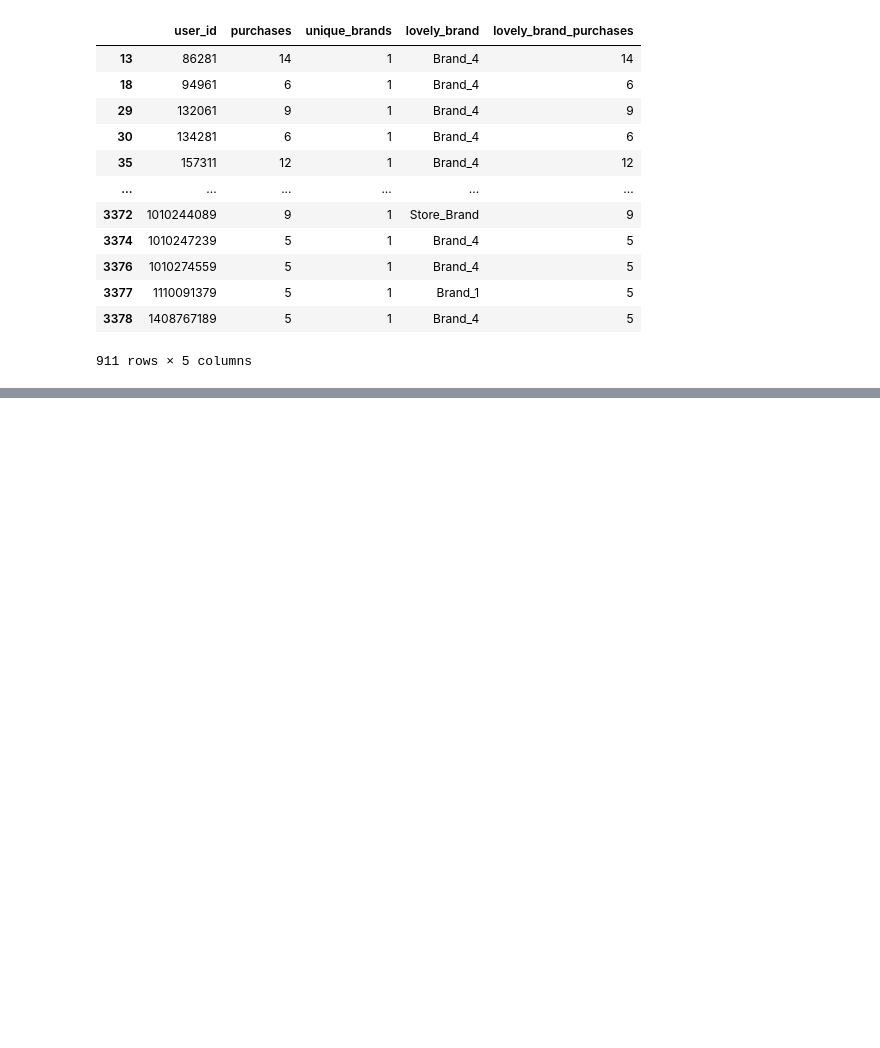
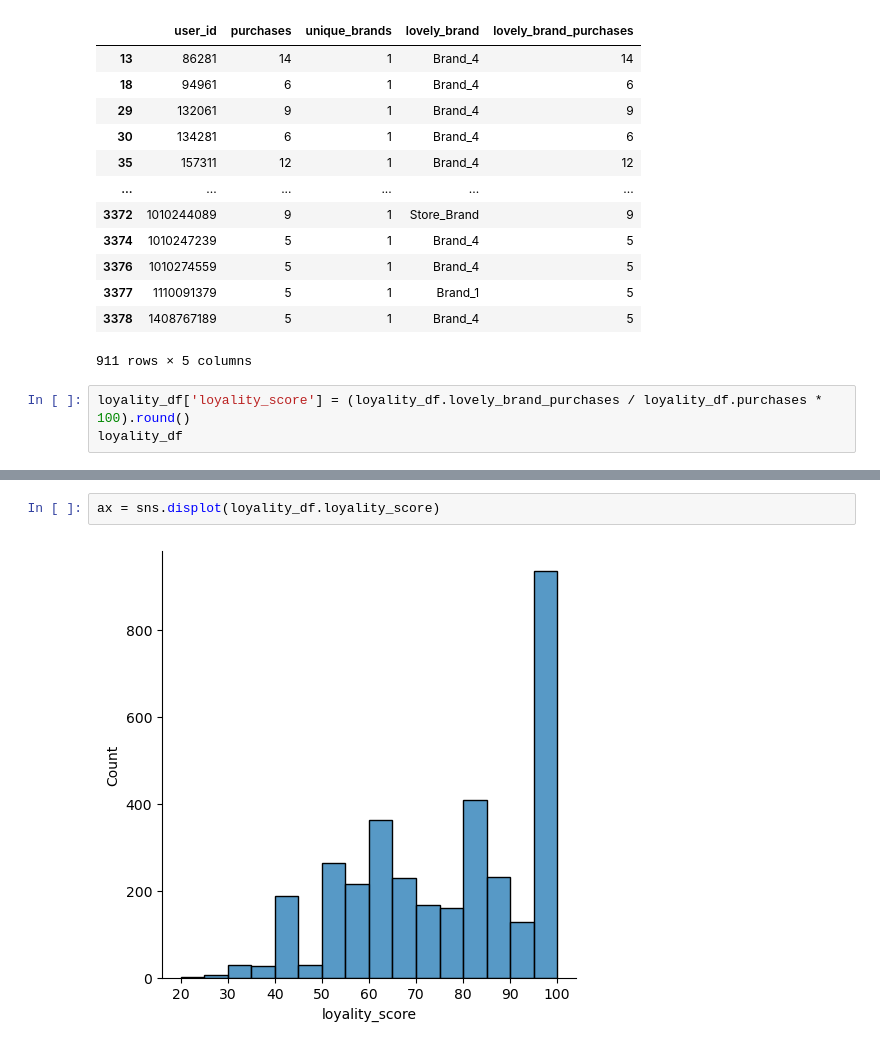
Before and after one commit to sashabocharov/reprep, a Jupyter notebook: lesson_3/my_lesson_3.ipynb, the cells around one changed output, grey strips where cells are left out. Saved outputs shown, nothing was run; the diff lists cells and outputs as text; blank space fills up the shorter version.

```diff
--- a/lesson_3/my_lesson_3.ipynb
+++ b/lesson_3/my_lesson_3.ipynb
@@ -179,3 +179,6 @@ loyal_users
 | 3377 | 1110091379 | 5 | 1 | Brand_1 | 5 |
 | 3378 | 1408767189 | 5 | 1 | Brand_4 | 5 |
 911 rows × 5 columns
+# %%
+loyality_df['loyality_score'] = (loyality_df.lovely_brand_purchases / loyality_df.purchases * 100).round()
+loyality_df
@@ -181,0 +199,4 @@ loyal_users
+# %%
+ax = sns.displot(loyality_df.loyality_score)
+# %% [output]
+[figure, added]
```
Also changed, not shown: parts of 3 cells of this notebook.
